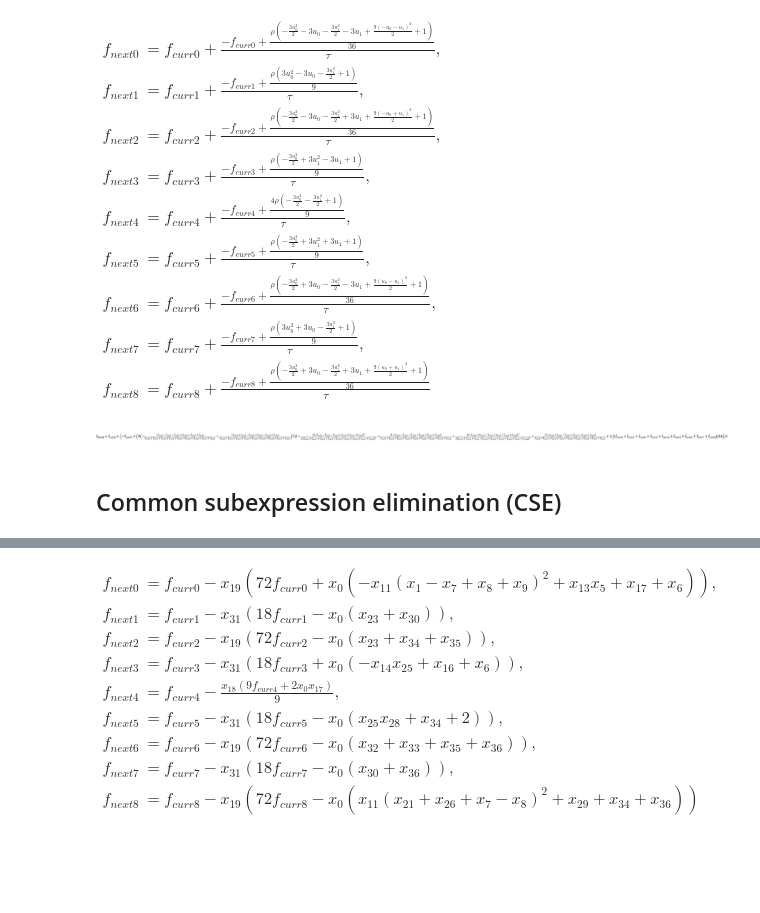
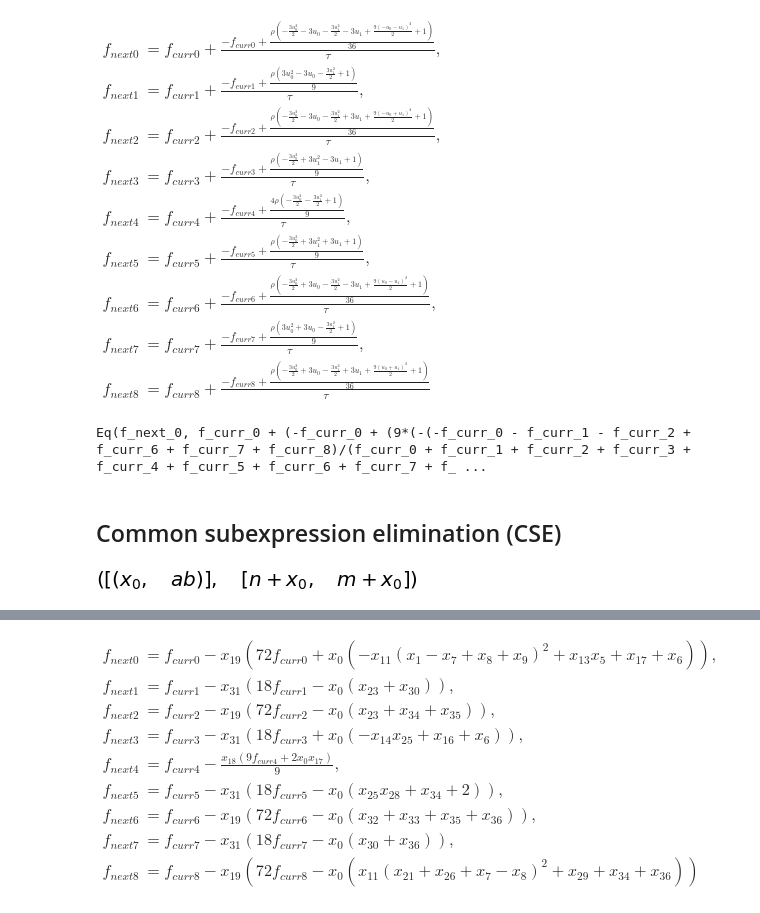
Before and after one commit to KnairdA/symlbm_playground, a Jupyter notebook: notebook/seminar_talk.ipynb, the cells around one changed output, grey strips where cells are left out. Drawn from its saved outputs; the diff is of its cells as text; code cells hidden in the pictures; blank space fills up the shorter version.

```diff
--- a/notebook/seminar_talk.ipynb
+++ b/notebook/seminar_talk.ipynb
@@ -202,8 +226,8 @@ def bgk_collide(m):
     return list(map(lambda expr: expr.subs(eq2assgn(m)), collide))
 # %%
 lbm = bgk_collide(moments)
-lbm[0]
+print(lbm[0])
 # %% [output]
-[figure, removed]
+Eq(f_next_0, f_curr_0 + (-f_curr_0 + (9*(-(-f_curr_0 - f_curr_1 - f_curr_2 + f_curr_6 + f_curr_7 + f_curr_8)/(f_curr_0 + f_curr_1 + f_curr_2 + f_curr_3 + f_curr_4 + f_curr_5 + f_curr_6 + f_curr_7 + f_ ...
 # %% [markdown]
 ## Common subexpression elimination (CSE)
@@ -210,3 +240,7 @@ lbm[0]
+# %%
+cse(exprs, optimizations='basic')
+# %% [output]
+[figure, added]
 # %%
 subexprs, exprs = cse(lbm, optimizations='basic')
 # %%
```
Also changed, not shown: parts of 29 cells of this notebook.
